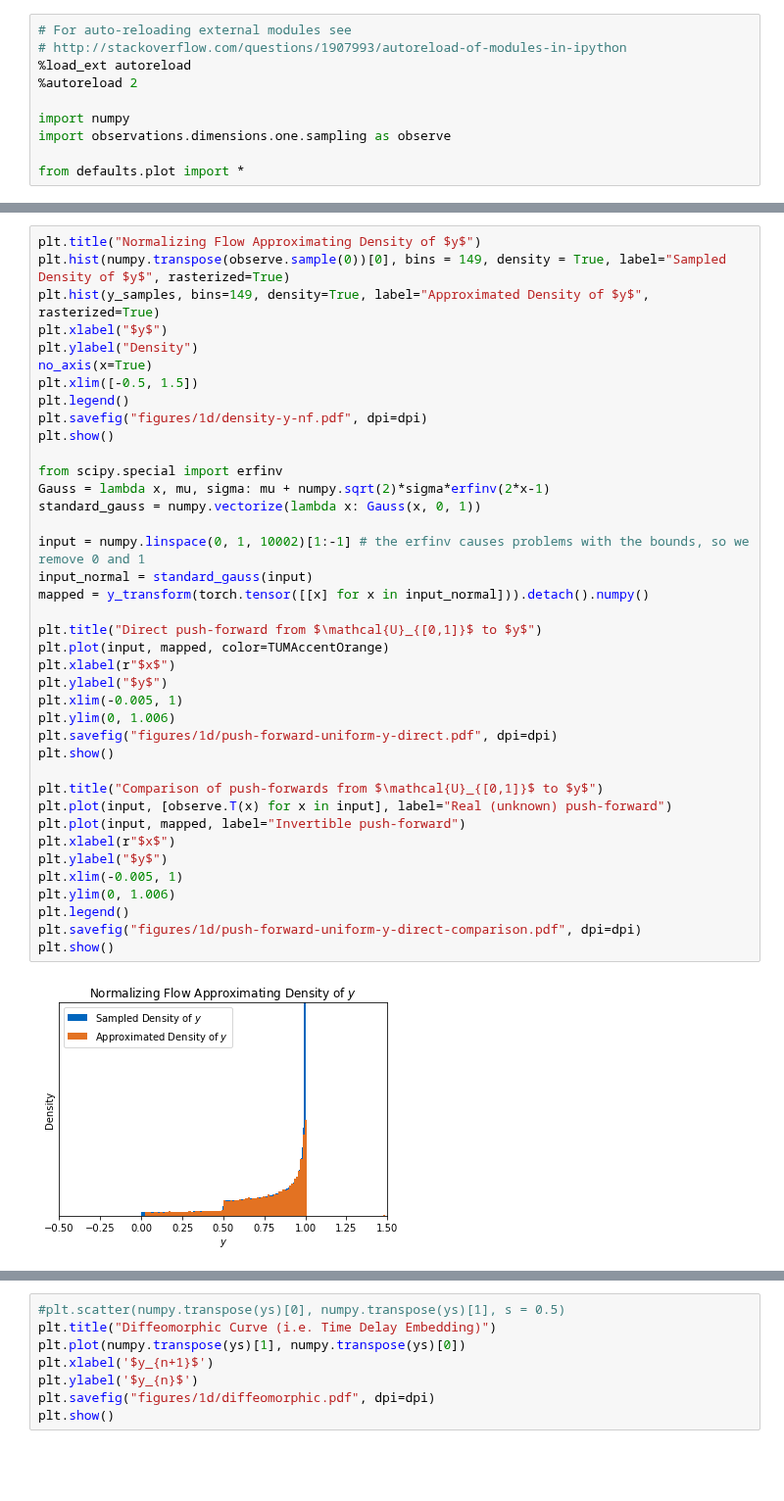
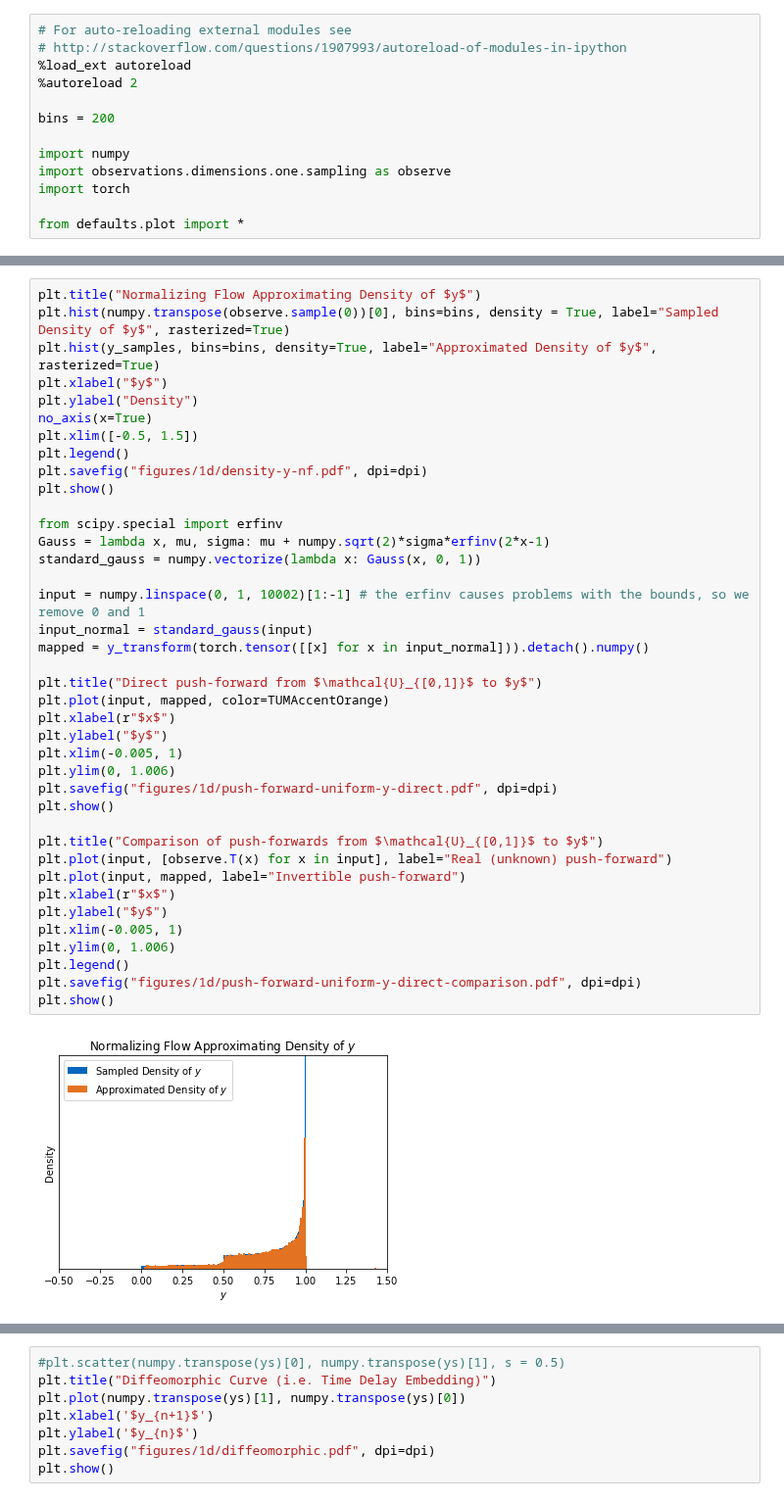
Before and after one commit to plainerman/density-transport, a Jupyter notebook: full_one_dimensional.ipynb, the cells around one changed output, grey strips where cells are left out. Shown at 98% size. Cells and saved outputs as stored; diff of their text form; blank space fills up the shorter version.

```diff
--- a/full_one_dimensional.ipynb
+++ b/full_one_dimensional.ipynb
@@ -4,7 +4,10 @@
 %load_ext autoreload
 %autoreload 2
 
+bins = 200
+
 import numpy
 import observations.dimensions.one.sampling as observe
+import torch
 
 from defaults.plot import *
@@ -42,7 +57,7 @@ step: 1600, loss: -0.48821136355400085
 # %%
 plt.title("Normalizing Flow Approximating Density of $y$")
-plt.hist(numpy.transpose(observe.sample(0))[0], bins = 149, density = True, label="Sampled Density of $y$", rasterized=True)
-plt.hist(y_samples, bins=149, density=True, label="Approximated Density of $y$", rasterized=True)
+plt.hist(numpy.transpose(observe.sample(0))[0], bins=bins, density = True, label="Sampled Density of $y$", rasterized=True)
+plt.hist(y_samples, bins=bins, density=True, label="Approximated Density of $y$", rasterized=True)
 plt.xlabel("$y$")
 plt.ylabel("Density")
 no_axis(x=True)
@@ -52,34 +67,34 @@ plt.savefig("figures/1d/density-y-nf.pdf", dpi=dpi)
 plt.show()
 
 from scipy.special import erfinv
 Gauss = lambda x, mu, sigma: mu + numpy.sqrt(2)*sigma*erfinv(2*x-1)
 standard_gauss = numpy.vectorize(lambda x: Gauss(x, 0, 1))
 
 input = numpy.linspace(0, 1, 10002)[1:-1] # the erfinv causes problems with the bounds, so we remove 0 and 1
 input_normal = standard_gauss(input)
 mapped = y_transform(torch.tensor([[x] for x in input_normal])).detach().numpy()
 
 plt.title("Direct push-forward from $\mathcal{U}_{[0,1]}$ to $y$")
 plt.plot(input, mapped, color=TUMAccentOrange)
 plt.xlabel(r"$x$")
 plt.ylabel("$y$")
 plt.xlim(-0.005, 1)
 plt.ylim(0, 1.006)
 plt.savefig("figures/1d/push-forward-uniform-y-direct.pdf", dpi=dpi)
 plt.show()
 
 plt.title("Comparison of push-forwards from $\mathcal{U}_{[0,1]}$ to $y$")
 plt.plot(input, [observe.T(x) for x in input], label="Real (unknown) push-forward")
 plt.plot(input, mapped, label="Invertible push-forward")
 plt.xlabel(r"$x$")
 plt.ylabel("$y$")
 plt.xlim(-0.005, 1)
 plt.ylim(0, 1.006)
 plt.legend()
 plt.savefig("figures/1d/push-forward-uniform-y-direct-comparison.pdf", dpi=dpi)
 plt.show()
 # %% [output]
-[figure, old version]
+[figure, new version]
 [figure]
 [figure]
 # %%
```
Also changed, not shown: parts of 17 cells of this notebook, 6 other files.
